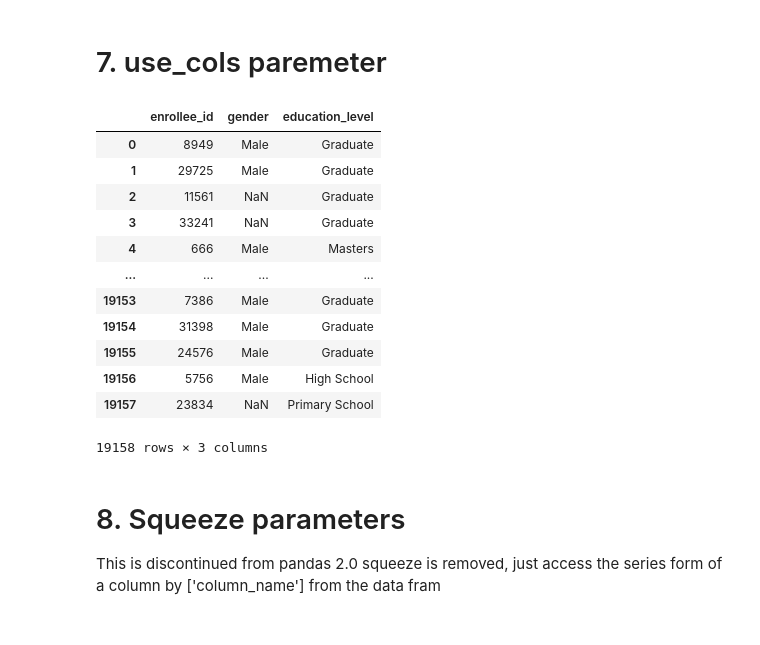
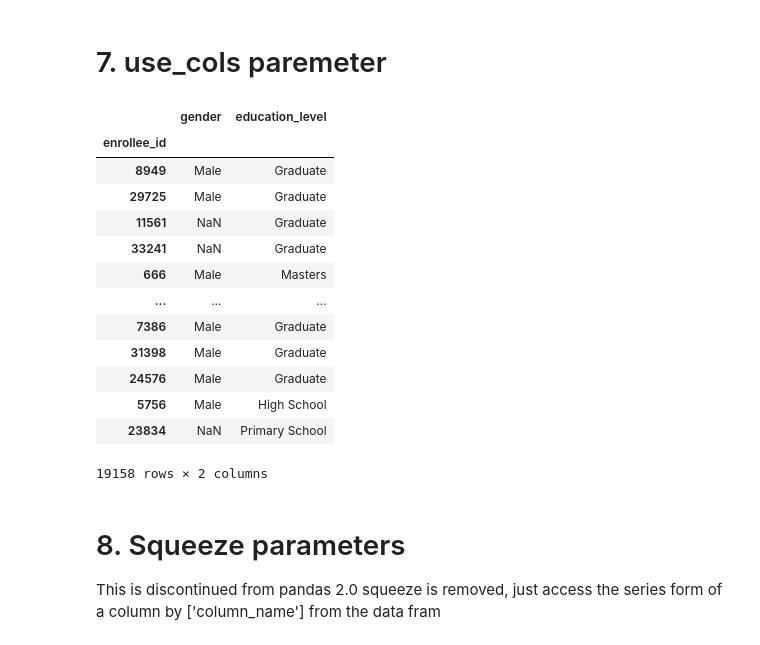
Before and after one commit to pavanteja443/100-days-of-ML, a Jupyter notebook: day15 - working with csv files/working-with-csv.ipynb, the cells around one changed output. Cells and saved outputs as stored; diff of their text form; code cells hidden in the pictures.

```diff
--- a/day15 - working with csv files/working-with-csv.ipynb
+++ b/day15 - working with csv files/working-with-csv.ipynb
@@ -97,21 +129,22 @@ pd.read_csv('test.csv', header=1)
 # %% [markdown]
 # 7. use_cols paremeter
 # %%
-pd.read_csv("aug_train.csv", usecols=['enrollee_id', 'gender', 'education_level'])
+pd.read_csv("aug_train.csv", usecols=['enrollee_id', 'gender', 'education_level'], index_col = 'enrollee_id')
 # %% [output]
-|  | enrollee_id | gender | education_level |
-| 0 | 8949 | Male | Graduate |
-| 1 | 29725 | Male | Graduate |
-| 2 | 11561 | NaN | Graduate |
-| 3 | 33241 | NaN | Graduate |
-| 4 | 666 | Male | Masters |
-| ... | ... | ... | ... |
-| 19153 | 7386 | Male | Graduate |
-| 19154 | 31398 | Male | Graduate |
-| 19155 | 24576 | Male | Graduate |
-| 19156 | 5756 | Male | High School |
-| 19157 | 23834 | NaN | Primary School |
+|  | gender | education_level |
+| enrollee_id |  |  |
+| 8949 | Male | Graduate |
+| 29725 | Male | Graduate |
+| 11561 | NaN | Graduate |
+| 33241 | NaN | Graduate |
+| 666 | Male | Masters |
+| ... | ... | ... |
+| 7386 | Male | Graduate |
+| 31398 | Male | Graduate |
+| 24576 | Male | Graduate |
+| 5756 | Male | High School |
+| 23834 | NaN | Primary School |
-19158 rows × 3 columns
+19158 rows × 2 columns
 # %% [markdown]
 # 8. Squeeze parameters
 This is discontinued from pandas 2.0 squeeze is removed, just access the series form of a column by ['column_name'] from the data fram
```
Also changed, not shown: parts of 8 cells of this notebook.
